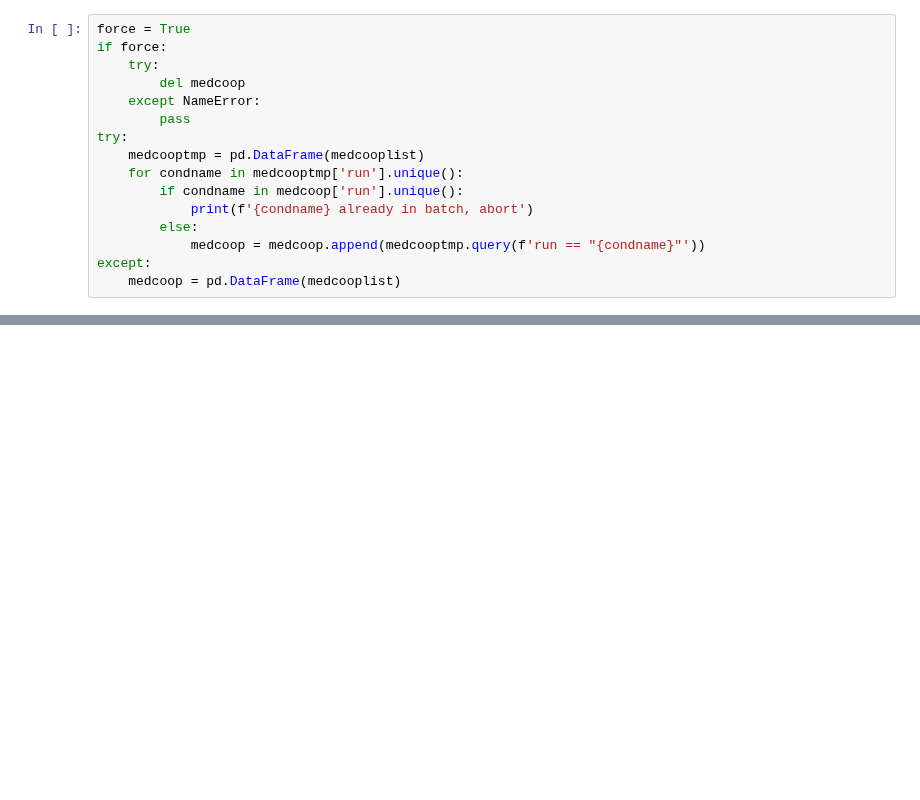
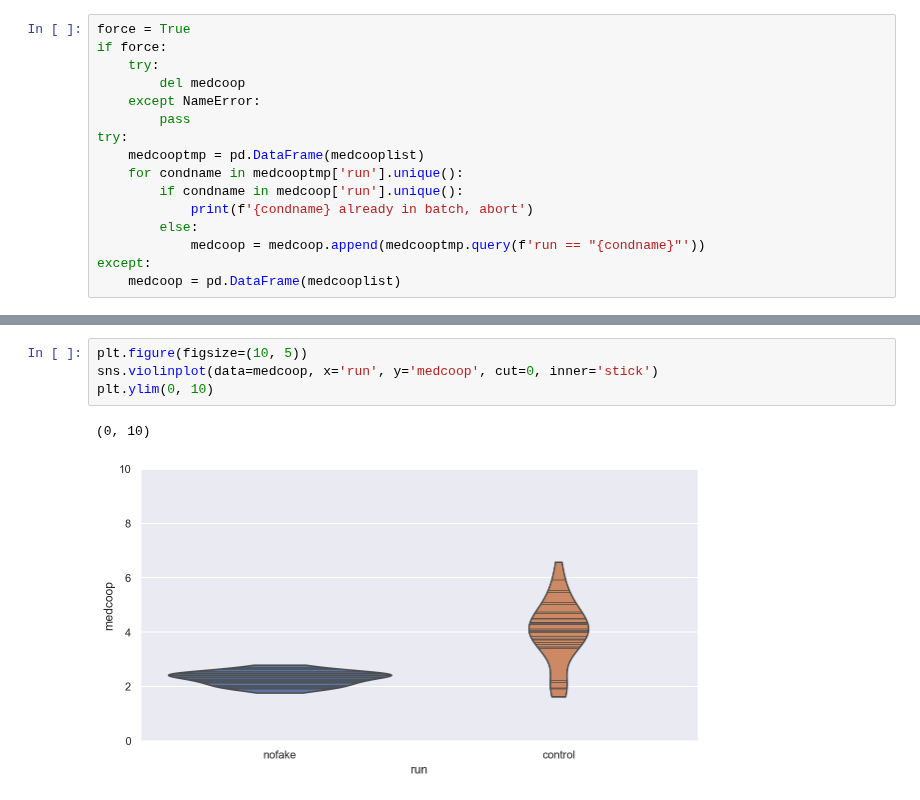
Before and after one commit to PaulEcoffet/roborobo3, a Jupyter notebook: roborobo3/notebooks/bigmodel_partnerchoice.ipynb, the cells around one changed output, grey strips where cells are left out. Saved outputs shown, nothing was run; the diff lists cells and outputs as text; blank space fills up the shorter version.

```diff
--- a/roborobo3/notebooks/bigmodel_partnerchoice.ipynb
+++ b/roborobo3/notebooks/bigmodel_partnerchoice.ipynb
@@ -334 +357,8 @@ for comp in comps:
+# %%
+plt.figure(figsize=(10, 5))
+sns.violinplot(data=medcoop, x='run', y='medcoop', cut=0, inner='stick')
+plt.ylim(0, 10)
+# %% [output]
+(0, 10)
+[figure, added]
 # %%
```
Also changed, not shown: parts of 6 cells of this notebook, 2 other files.
